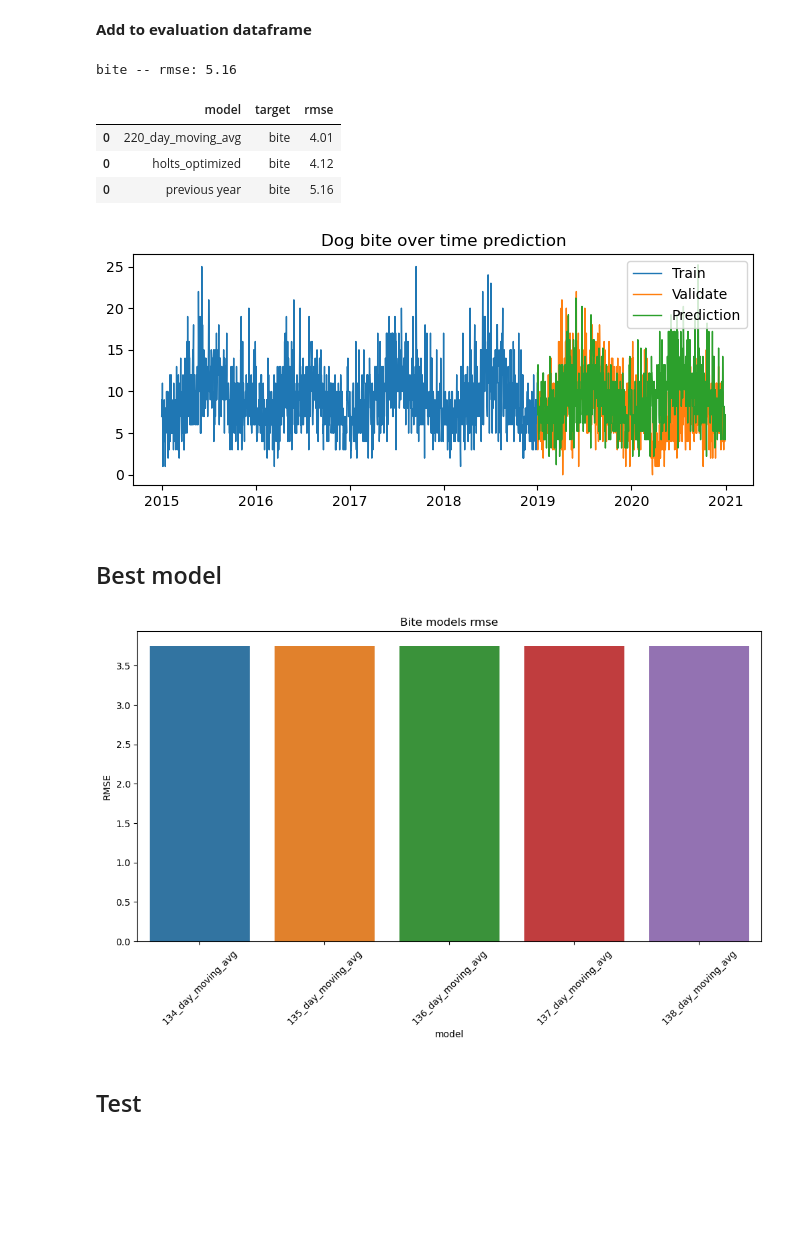
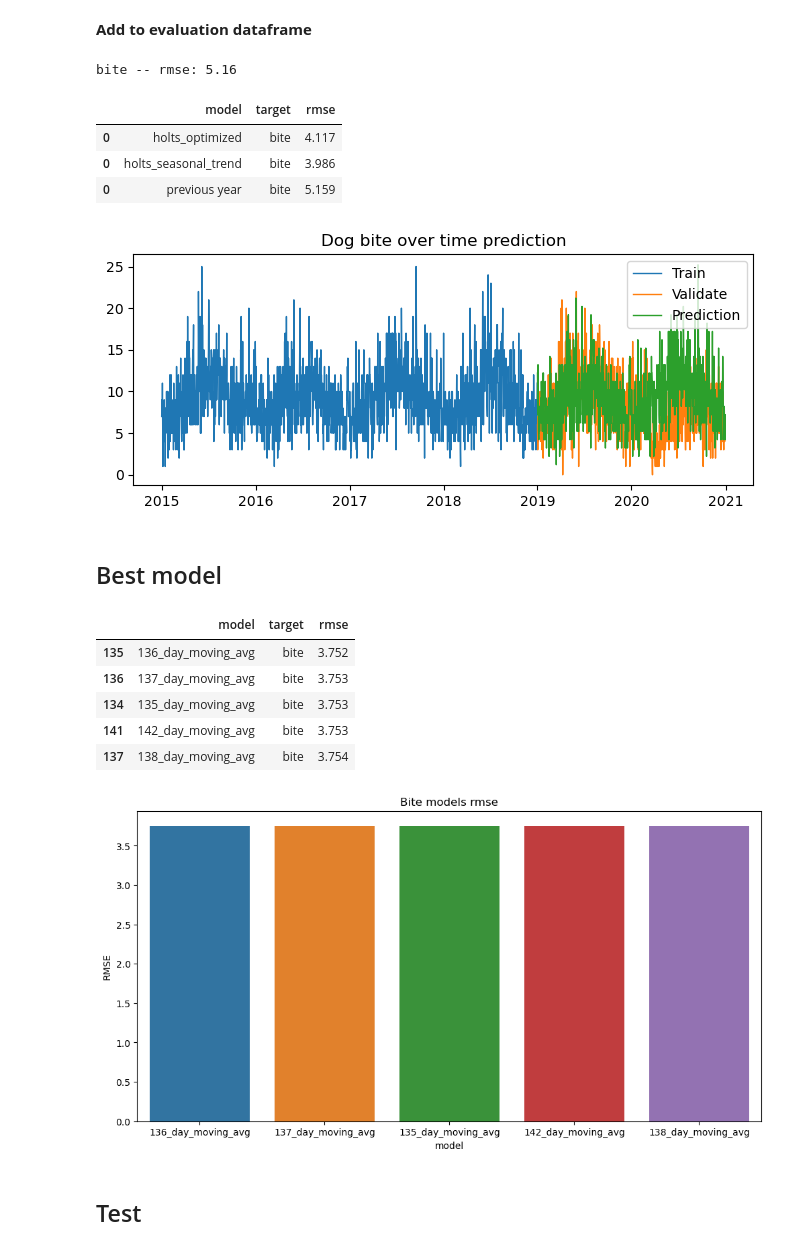
Before and after one commit to MigashaneVictoire/new_york_city_dog_bites, a Jupyter notebook: modeling_work_file.ipynb, the cells around one changed output. Drawn from its saved outputs; the diff is of its cells as text; code cells hidden in the pictures; blank space fills up the shorter version.

Commit message:
add holts seasonal forcasting

```diff
--- a/modeling_work_file.ipynb
+++ b/modeling_work_file.ipynb
@@ -29,6 +30,7 @@ import math
 # load data from existing csv
 train = pd.read_csv("./00_project_data/1-1_training_data.csv", index_col=0)
 validate = pd.read_csv("./00_project_data/1-2_validation_data.csv", index_col=0)
+test = pd.read_csv("./00_project_data/1-3_testing_data.csv", index_col=0)
 train.head()
 # %% [output]
 |  | zipcode | bite |
@@ -44,11 +46,14 @@ train.head()
 # covert the index to datetime
 train.index = train.index.astype("datetime64")
 validate.index = validate.index.astype("datetime64")
+test.index = test.index.astype("datetime64")
 # %%
 train = train.resample('D').bite.sum()
 validate = validate.resample('D').bite.sum()
+test = test.resample('D').bite.sum()
 train = pd.DataFrame(train)
 validate = pd.DataFrame(validate)
+test = pd.DataFrame(test)
 
 train.head()
 # %% [output]
@@ -82,7 +94,7 @@ def evaluate(target):
     the validate/test against the predicted values.
     """
     rmse = round(sqrt( # get root mean square error
-        mean_squared_error(validate[target], y_pred_df[target])), 2) # get mean squared error
+        mean_squared_error(validate[target], y_pred_df[target])),3) # get mean squared error
     return rmse
 # %% [markdown]
 **Plot evaluation funtion**
@@ -220,9 +283,9 @@ eval_df.tail(3)
 # %% [output]
 bite -- rmse: 5.16
 |  | model | target | rmse |
-| 0 | 220_day_moving_avg | bite | 4.01 |
-| 0 | holts_optimized | bite | 4.12 |
-| 0 | previous year | bite | 5.16 |
+| 0 | holts_optimized | bite | 4.117 |
+| 0 | holts_seasonal_trend | bite | 3.986 |
+| 0 | previous year | bite | 5.159 |
 [figure]
 # %% [markdown]
 ## Best model
@@ -232,15 +295,23 @@ eval_df = eval_df.reset_index(drop=True)
 # %%
 # find best model
 eval_df = eval_df.sort_values(by='rmse').head(5)
+eval_df.head()
+# %% [output]
+|  | model | target | rmse |
+| 135 | 136_day_moving_avg | bite | 3.752 |
+| 136 | 137_day_moving_avg | bite | 3.753 |
+| 134 | 135_day_moving_avg | bite | 3.753 |
+| 141 | 142_day_moving_avg | bite | 3.753 |
+| 137 | 138_day_moving_avg | bite | 3.754 |
 # %%
 
 plt.figure(figsize=(12, 6))
 sns.barplot(data= eval_df, x="model", y="rmse")
 plt.title("Bite models rmse")
 plt.ylabel('RMSE')
-plt.xticks(rotation=45)
+plt.xticks(rotation=0)
 plt.show()
 # %% [output]
-[figure, old version]
+[figure, new version]
 # %% [markdown]
 ## Test
```
Also changed, not shown: parts of 11 cells of this notebook.
